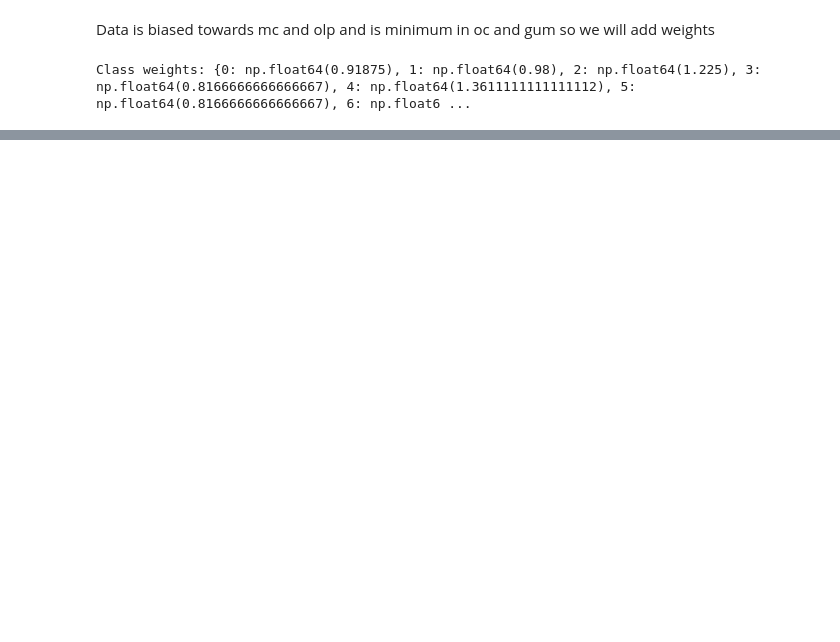
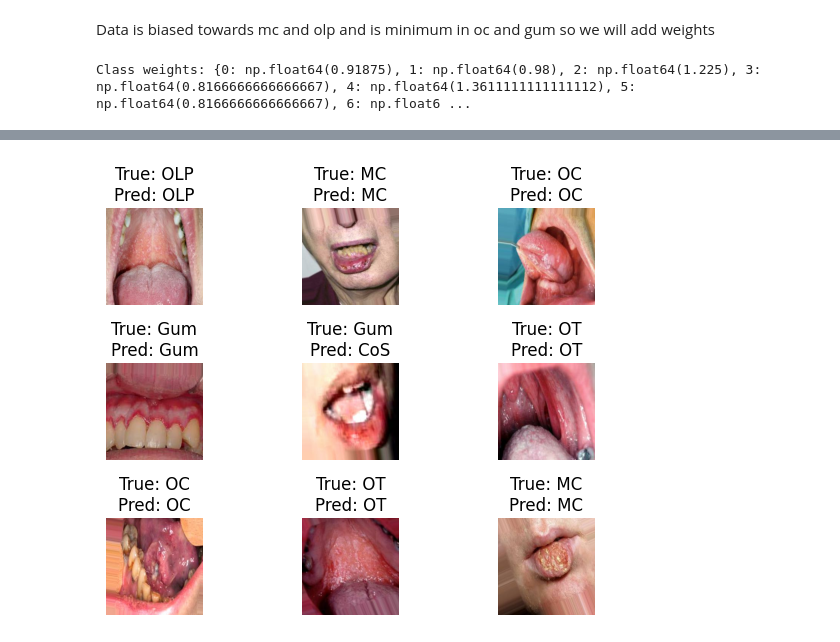
Before and after one commit to Noureldeen73/Teeth-classificarion, a Jupyter notebook: Teeth_classifictaion.ipynb, the cells around one changed output, grey strips where cells are left out. Saved outputs shown, nothing was run; the diff lists cells and outputs as text; code cells hidden in the pictures; blank space fills up the shorter version.

```diff
--- a/Teeth_classifictaion.ipynb
+++ b/Teeth_classifictaion.ipynb
@@ -239,0 +358,15 @@ plt.show()
+# %%
+# view some predictions
+
+for images, labels in test_ds.take(1):
+    preds = model.predict(images)
+    for i in range(9):
+        plt.subplot(3, 3, i + 1)
+        plt.imshow((images[i].numpy() * 255 ).astype("uint8"))
+        true_label = class_names[np.argmax(labels[i].numpy())]
+        pred_label = class_names[np.argmax(preds[i])]
+        plt.title(f'True: {true_label}\nPred: {pred_label}')
+        plt.axis('off')
+    plt.tight_layout()
+    plt.show()
+# %% [output]
@@ -239,0 +374 @@ plt.show()
+[figure, added]
```
Also changed, not shown: parts of 18 cells of this notebook, 2 other files.
